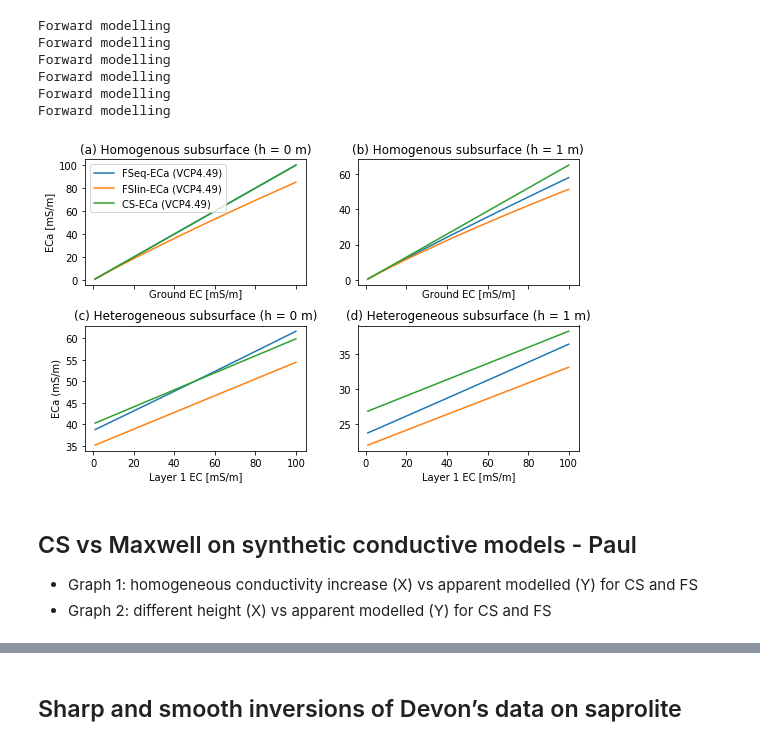
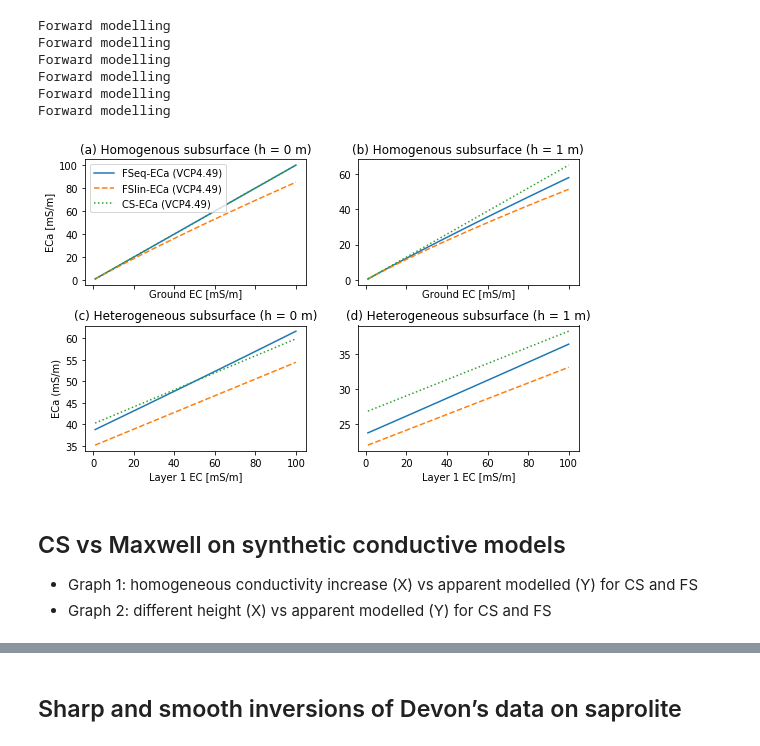
Before and after one commit to hkexgroup/emagpy, a Jupyter notebook: src/em-paper.ipynb, the cells around one changed output, grey strips where cells are left out. Cells and saved outputs as stored; diff of their text form; code cells hidden in the pictures.

```diff
--- a/src/em-paper.ipynb
+++ b/src/em-paper.ipynb
@@ -56,44 +56,44 @@ Forward modelling
 # %%
 # figure
 fig, axs = plt.subplots(2, 2, sharex=True, sharey=False, figsize=(8, 5))
 axs = axs.flatten()
 ax = axs[0]
 ax.set_title('(a) Homogenous subsurface (h = 0 m)')
-ax.plot(condsHomo[:,0], dfsFSeq0[0][coil0], label = "FSeq-ECa (VCP4.49)")
-ax.plot(condsHomo[:,0], dfsFSlin0[0][coil0], label = "FSlin-ECa (VCP4.49)")
-ax.plot(condsHomo[:,0], dfsCS0[0][coil0], label = "CS-ECa (VCP4.49)")
+ax.plot(condsHomo[:,0], dfsFSeq0[0][coil0], '-', label = "FSeq-ECa (VCP4.49)")
+ax.plot(condsHomo[:,0], dfsFSlin0[0][coil0], '--', label = "FSlin-ECa (VCP4.49)")
+ax.plot(condsHomo[:,0], dfsCS0[0][coil0], ':', label = "CS-ECa (VCP4.49)")
 ax.set_ylabel('ECa [mS/m]')
 ax.set_xlabel('Ground EC [mS/m]')
 ax.legend()
 
 ax = axs[1]
 ax.set_title('(b) Homogenous subsurface (h = 1 m)')
-ax.plot(condsHomo[:,0], dfsFSeq1[0][coil1], label = "FSeq-ECa (VCP4.49)")
-ax.plot(condsHomo[:,0], dfsFSlin1[0][coil1], label = "FSlin-ECa (VCP4.49)")
-ax.plot(condsHomo[:,0], dfsCS1[0][coil1], label = "CS-ECa (VCP4.49)")
+ax.plot(condsHomo[:,0], dfsFSeq1[0][coil1], '-', label = "FSeq-ECa (VCP4.49)")
+ax.plot(condsHomo[:,0], dfsFSlin1[0][coil1], '--', label = "FSlin-ECa (VCP4.49)")
+ax.plot(condsHomo[:,0], dfsCS1[0][coil1], ':', label = "CS-ECa (VCP4.49)")
 ax.set_xlabel('Ground EC [mS/m]')
 
 ax = axs[2]
 ax.set_title('(c) Heterogeneous subsurface (h = 0 m)')
-ax.plot(condsHetero[:,0], dfsFSeq0[1][coil0], label = "FSeq-ECa (VCP4.49)")
-ax.plot(condsHetero[:,0], dfsFSlin0[1][coil0], label = "FSlin-ECa (VCP4.49)")
-ax.plot(condsHetero[:,0], dfsCS0[1][coil0], label = "CS-ECa (VCP4.49)")
+ax.plot(condsHetero[:,0], dfsFSeq0[1][coil0], '-', label = "FSeq-ECa (VCP4.49)")
+ax.plot(condsHetero[:,0], dfsFSlin0[1][coil0], '--', label = "FSlin-ECa (VCP4.49)")
+ax.plot(condsHetero[:,0], dfsCS0[1][coil0], ':', label = "CS-ECa (VCP4.49)")
 ax.set_ylabel('ECa (mS/m)')
 ax.set_xlabel('Layer 1 EC [mS/m]')
 
 ax = axs[3]
 ax.set_title('(d) Heterogeneous subsurface (h = 1 m)')
-ax.plot(condsHetero[:,0], dfsFSeq1[1][coil1], label = "FSeq-ECa (VCP4.49)")
-ax.plot(condsHetero[:,0], dfsFSlin1[1][coil1], label = "FSlin-ECa (VCP4.49)")
-ax.plot(condsHetero[:,0], dfsCS1[1][coil1], label = "CS-ECa (VCP4.49)")
+ax.plot(condsHetero[:,0], dfsFSeq1[1][coil1], '-', label = "FSeq-ECa (VCP4.49)")
+ax.plot(condsHetero[:,0], dfsFSlin1[1][coil1], '--', label = "FSlin-ECa (VCP4.49)")
+ax.plot(condsHetero[:,0], dfsCS1[1][coil1], ':', label = "CS-ECa (VCP4.49)")
 ax.set_xlabel('Layer 1 EC [mS/m]')
 
 fig.tight_layout()
 fig.savefig(outputdir + 'cs-maxwell.jpg', dpi=500)
 # %% [output]
-[figure, old version]
+[figure, new version]
 # %% [markdown]
-## CS vs Maxwell on synthetic conductive models - Paul
+## CS vs Maxwell on synthetic conductive models
 - Graph 1: homogeneous conductivity increase (X) vs apparent modelled (Y) for CS and FS
 - Graph 2: different height (X) vs apparent modelled (Y) for CS and FS
 # %%
```
Also changed, not shown: parts of 9 cells of this notebook.
